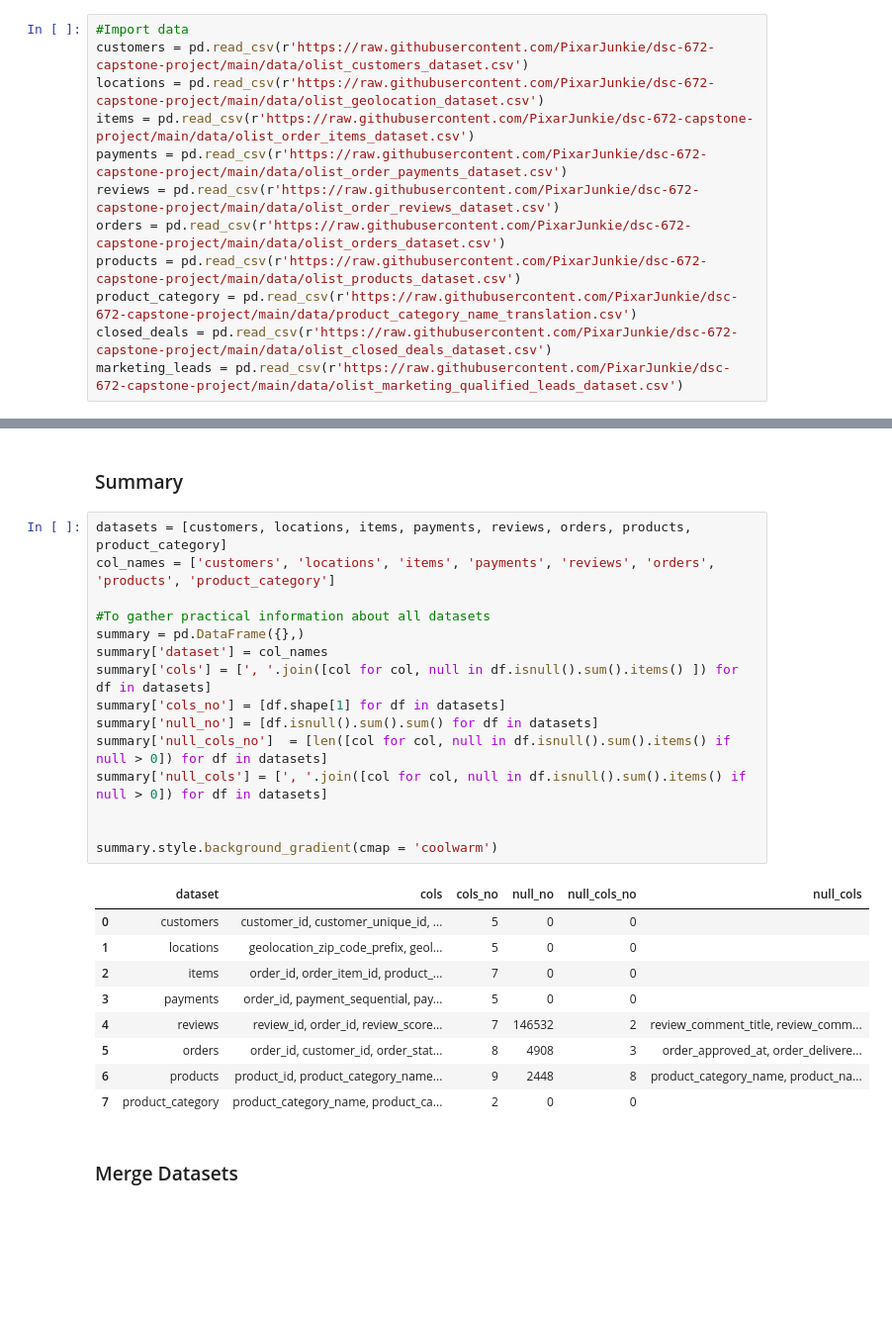
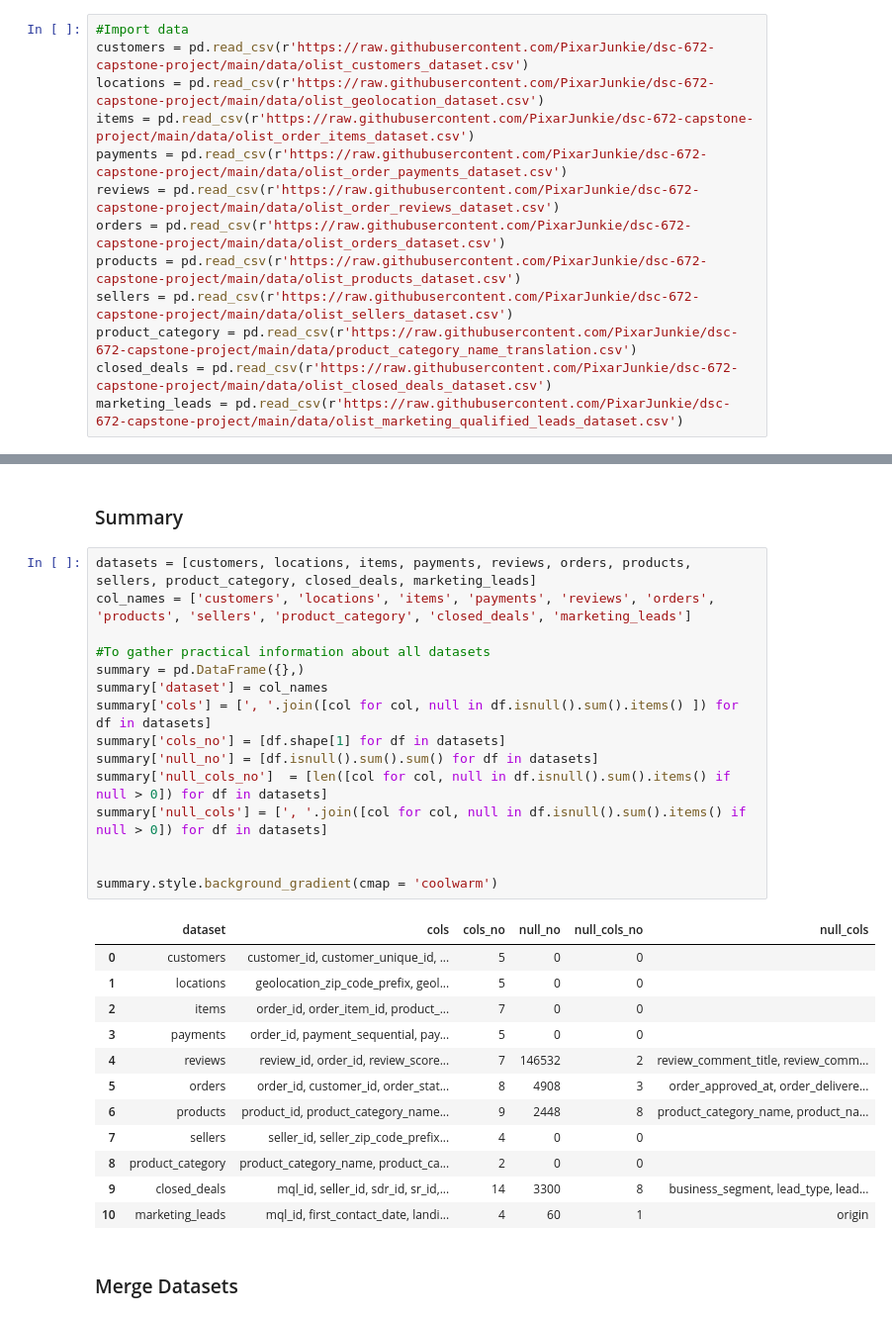
Before and after one commit to PixarJunkie/dsc-672-capstone-project, a Jupyter notebook: notebooks/data-exploration.ipynb, the cells around one changed output, grey strips where cells are left out. Shown at 99% size. Drawn from its saved outputs; the diff is of its cells as text; blank space fills up the shorter version.

```diff
--- a/notebooks/data-exploration.ipynb
+++ b/notebooks/data-exploration.ipynb
@@ -16,6 +16,7 @@ payments = pd.read_csv(r'https://raw.githubusercontent.com/PixarJunkie/dsc-672-c
 reviews = pd.read_csv(r'https://raw.githubusercontent.com/PixarJunkie/dsc-672-capstone-project/main/data/olist_order_reviews_dataset.csv')
 orders = pd.read_csv(r'https://raw.githubusercontent.com/PixarJunkie/dsc-672-capstone-project/main/data/olist_orders_dataset.csv')
 products = pd.read_csv(r'https://raw.githubusercontent.com/PixarJunkie/dsc-672-capstone-project/main/data/olist_products_dataset.csv')
+sellers = pd.read_csv(r'https://raw.githubusercontent.com/PixarJunkie/dsc-672-capstone-project/main/data/olist_sellers_dataset.csv')
 product_category = pd.read_csv(r'https://raw.githubusercontent.com/PixarJunkie/dsc-672-capstone-project/main/data/product_category_name_translation.csv')
 closed_deals = pd.read_csv(r'https://raw.githubusercontent.com/PixarJunkie/dsc-672-capstone-project/main/data/olist_closed_deals_dataset.csv')
 marketing_leads = pd.read_csv(r'https://raw.githubusercontent.com/PixarJunkie/dsc-672-capstone-project/main/data/olist_marketing_qualified_leads_dataset.csv')
@@ -22,29 +32,32 @@ marketing_leads = pd.read_csv(r'https://raw.githubusercontent.com/PixarJunkie/ds
 # %% [markdown]
 ### Summary
 # %%
-datasets = [customers, locations, items, payments, reviews, orders, products, product_category]
-col_names = ['customers', 'locations', 'items', 'payments', 'reviews', 'orders', 'products', 'product_category']
+datasets = [customers, locations, items, payments, reviews, orders, products, sellers, product_category, closed_deals, marketing_leads]
+col_names = ['customers', 'locations', 'items', 'payments', 'reviews', 'orders', 'products', 'sellers', 'product_category', 'closed_deals', 'marketing_leads']
 
 #To gather practical information about all datasets
 summary = pd.DataFrame({},)
 summary['dataset'] = col_names
 summary['cols'] = [', '.join([col for col, null in df.isnull().sum().items() ]) for df in datasets]
 summary['cols_no'] = [df.shape[1] for df in datasets]
 summary['null_no'] = [df.isnull().sum().sum() for df in datasets]
 summary['null_cols_no']  = [len([col for col, null in df.isnull().sum().items() if null > 0]) for df in datasets]
 summary['null_cols'] = [', '.join([col for col, null in df.isnull().sum().items() if null > 0]) for df in datasets]
 
 
 summary.style.background_gradient(cmap = 'coolwarm')
 # %% [output]
 |  | dataset | cols | cols_no | null_no | null_cols_no | null_cols |
 | 0 | customers | customer_id, customer_unique_id, ... | 5 | 0 | 0 |  |
 | 1 | locations | geolocation_zip_code_prefix, geol... | 5 | 0 | 0 |  |
 | 2 | items | order_id, order_item_id, product_... | 7 | 0 | 0 |  |
 | 3 | payments | order_id, payment_sequential, pay... | 5 | 0 | 0 |  |
 | 4 | reviews | review_id, order_id, review_score... | 7 | 146532 | 2 | review_comment_title, review_comm... |
 | 5 | orders | order_id, customer_id, order_stat... | 8 | 4908 | 3 | order_approved_at, order_delivere... |
 | 6 | products | product_id, product_category_name... | 9 | 2448 | 8 | product_category_name, product_na... |
-| 7 | product_category | product_category_name, product_ca... | 2 | 0 | 0 |  |
+| 7 | sellers | seller_id, seller_zip_code_prefix... | 4 | 0 | 0 |  |
+| 8 | product_category | product_category_name, product_ca... | 2 | 0 | 0 |  |
+| 9 | closed_deals | mql_id, seller_id, sdr_id, sr_id,... | 14 | 3300 | 8 | business_segment, lead_type, lead... |
+| 10 | marketing_leads | mql_id, first_contact_date, landi... | 4 | 60 | 1 | origin |
 # %% [markdown]
 ### Merge Datasets
```
Also changed, not shown: parts of 9 cells of this notebook, 2 other files.
